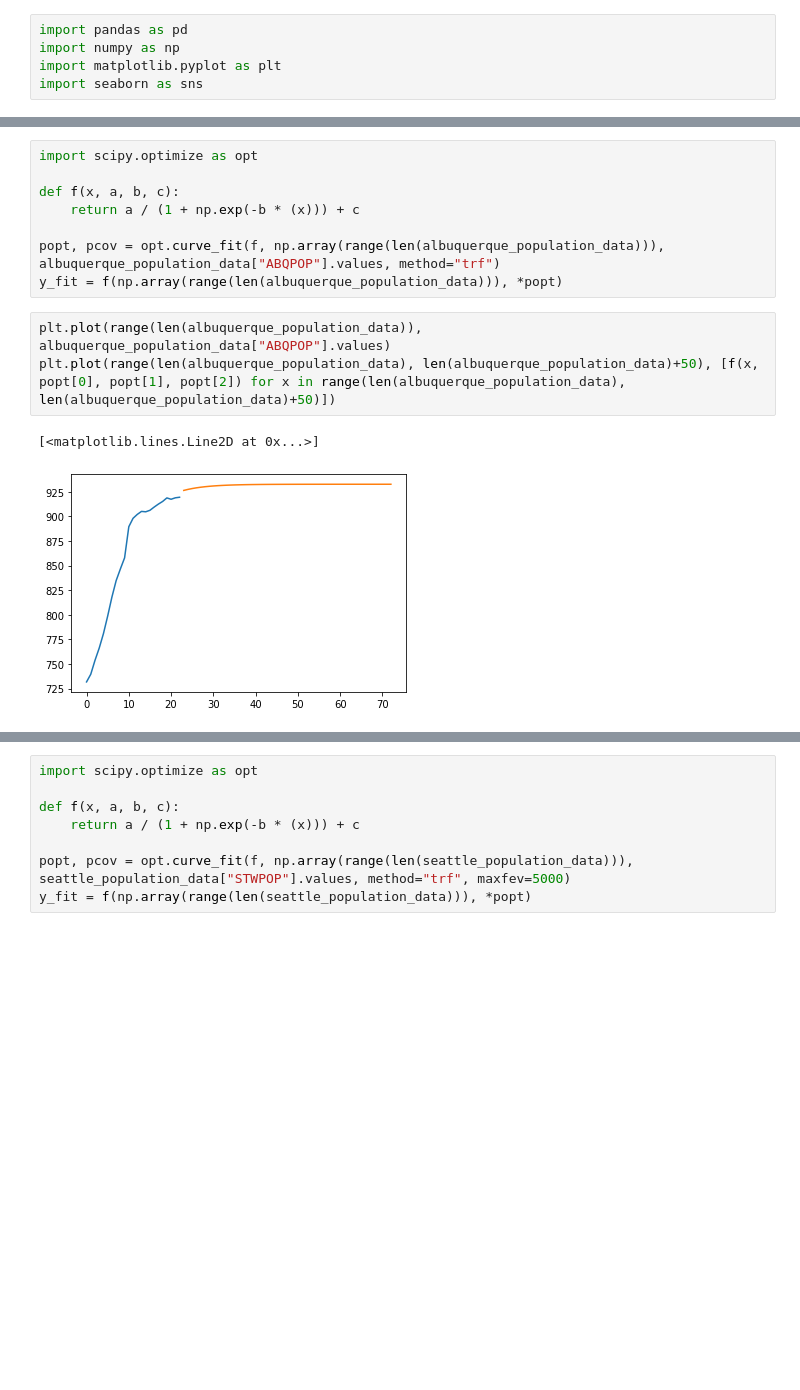
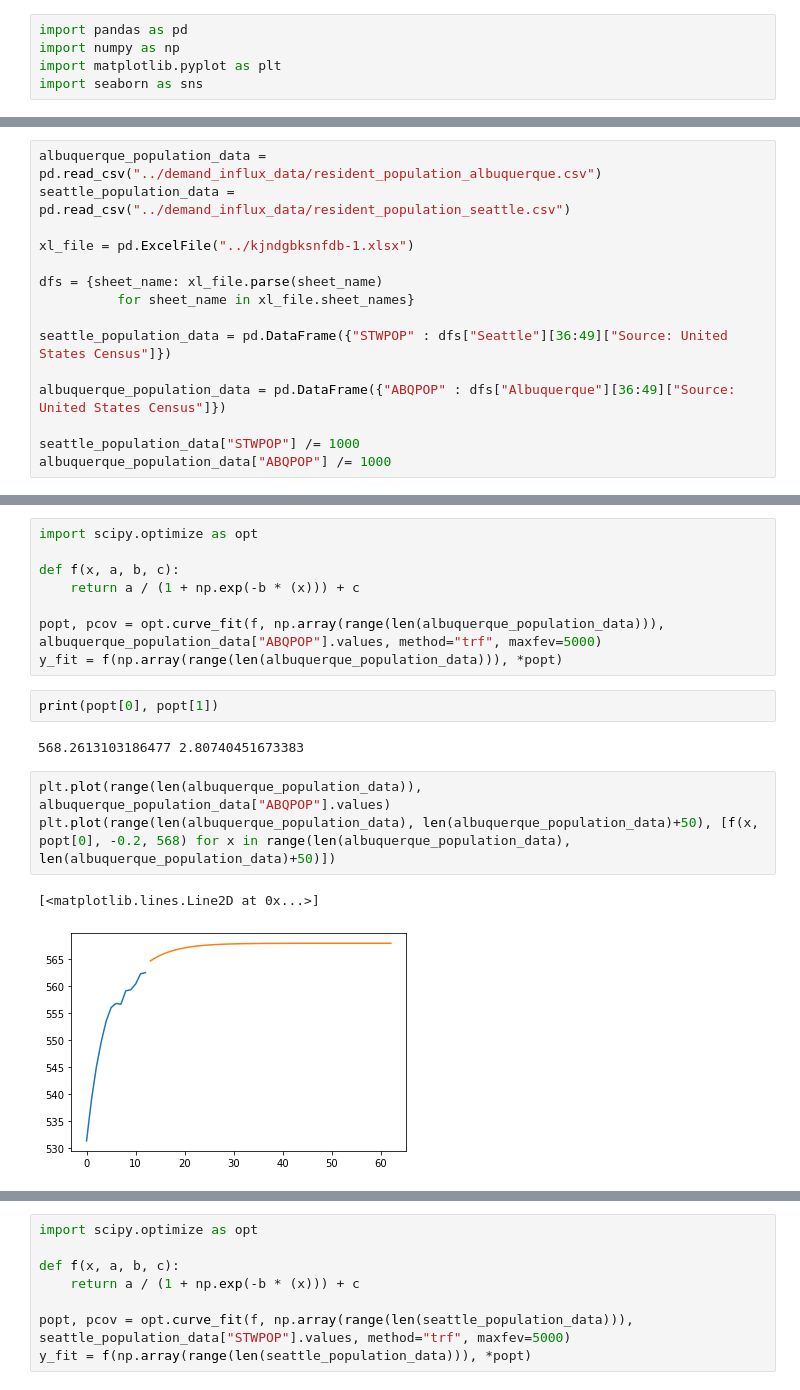
Before and after one commit to EulerPascal404/M3Practice, a Jupyter notebook: scripts/modeling_part2.ipynb, the cells around one changed output, grey strips where cells are left out. Drawn from its saved outputs; the diff is of its cells as text; blank space fills up the shorter version.

Commit message:
data

```diff
--- a/scripts/modeling_part2.ipynb
+++ b/scripts/modeling_part2.ipynb
@@ -8,0 +6,15 @@ seattle_population_data = pd.read_csv("../demand_influx_data/resident_population
+# %%
+albuquerque_population_data = pd.read_csv("../demand_influx_data/resident_population_albuquerque.csv")
+seattle_population_data = pd.read_csv("../demand_influx_data/resident_population_seattle.csv")
+
+xl_file = pd.ExcelFile("../kjndgbksnfdb-1.xlsx")
+
+dfs = {sheet_name: xl_file.parse(sheet_name)
+          for sheet_name in xl_file.sheet_names}
+
+seattle_population_data = pd.DataFrame({"STWPOP" : dfs["Seattle"][36:49]["Source: United States Census"]})
+
+albuquerque_population_data = pd.DataFrame({"ABQPOP" : dfs["Albuquerque"][36:49]["Source: United States Census"]})
+
+seattle_population_data["STWPOP"] /= 1000
+albuquerque_population_data["ABQPOP"] /= 1000
@@ -12,14 +41,18 @@ import scipy.optimize as opt
 def f(x, a, b, c):
     return a / (1 + np.exp(-b * (x))) + c
 
-popt, pcov = opt.curve_fit(f, np.array(range(len(albuquerque_population_data))), albuquerque_population_data["ABQPOP"].values, method="trf")
+popt, pcov = opt.curve_fit(f, np.array(range(len(albuquerque_population_data))), albuquerque_population_data["ABQPOP"].values, method="trf", maxfev=5000)
 y_fit = f(np.array(range(len(albuquerque_population_data))), *popt)
+# %%
+print(popt[0], popt[1])
+# %% [output]
+568.2613103186477 2.80740451673383
 # %%
 plt.plot(range(len(albuquerque_population_data)), albuquerque_population_data["ABQPOP"].values)
-plt.plot(range(len(albuquerque_population_data), len(albuquerque_population_data)+50), [f(x, popt[0], popt[1], popt[2]) for x in range(len(albuquerque_population_data), len(albuquerque_population_data)+50)])
+plt.plot(range(len(albuquerque_population_data), len(albuquerque_population_data)+50), [f(x, popt[0], -0.2, 568) for x in range(len(albuquerque_population_data), len(albuquerque_population_data)+50)])
 # %% [output]
 [<matplotlib.lines.Line2D at 0x...>]
-[figure, old version]
+[figure, new version]
 # %%
 albuquerque_pop_data = pd.DataFrame({
     "year" : list(range(2023, 2073)),
```
Also changed, not shown: parts of 6 cells of this notebook, 3 other files.
